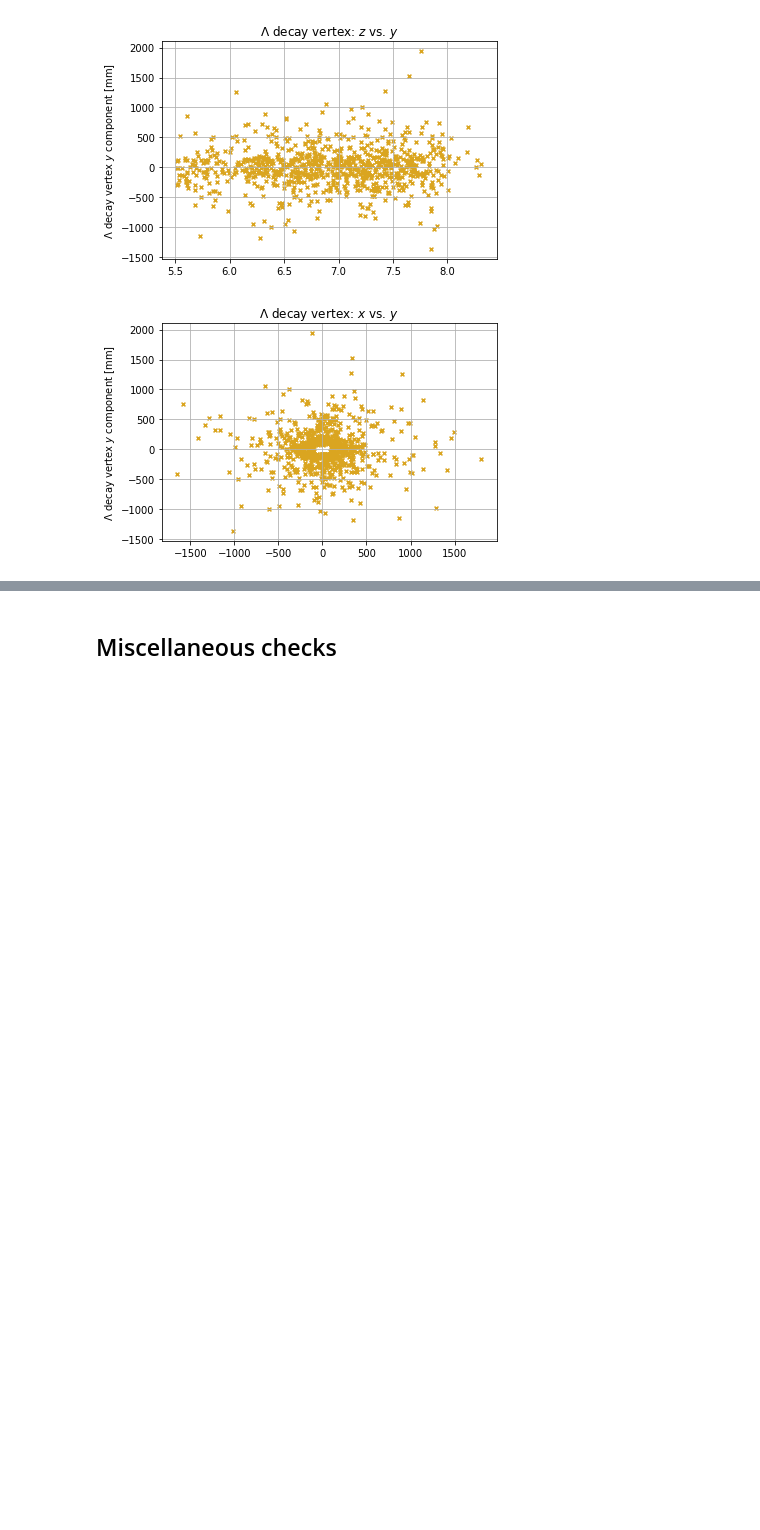
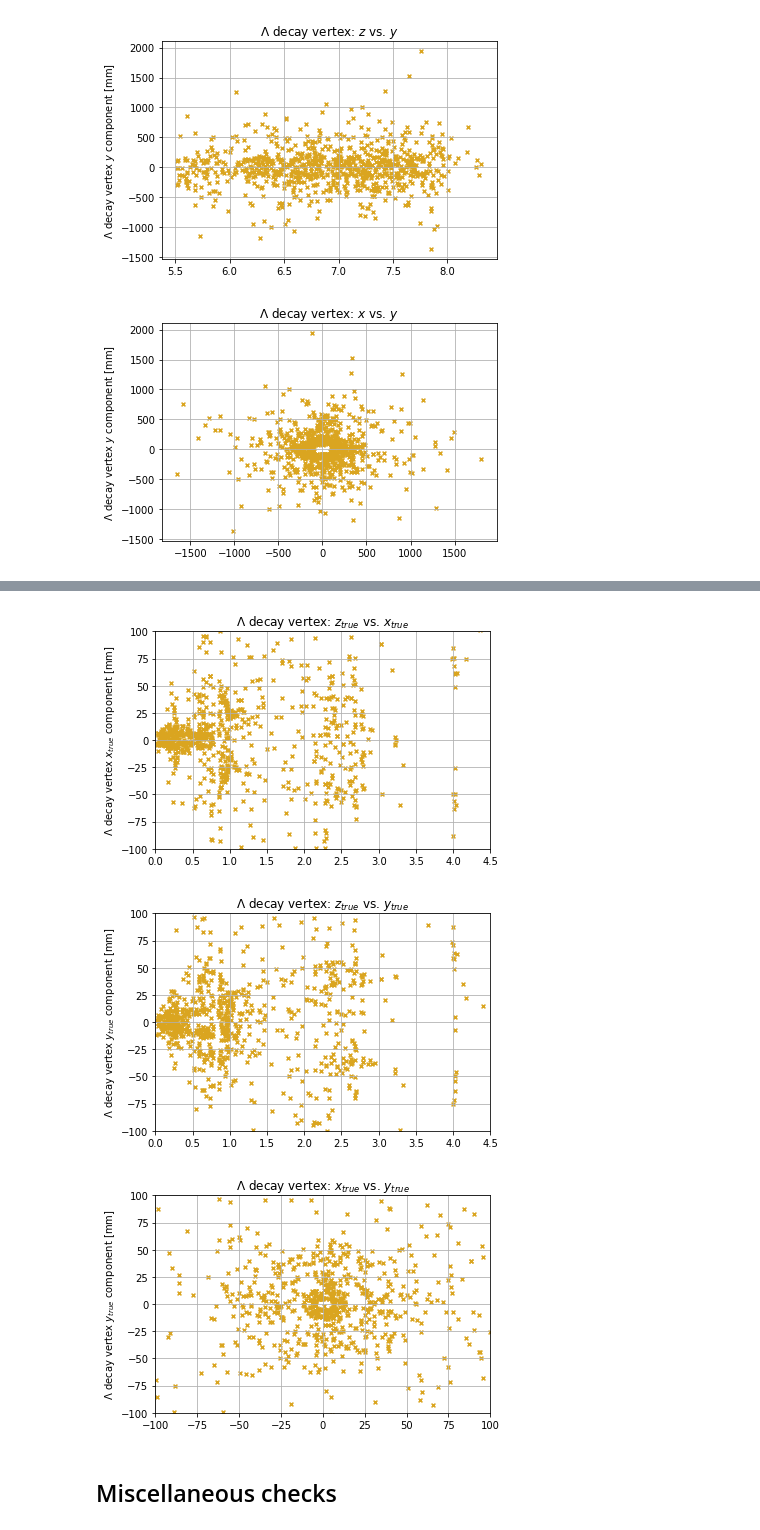
Before and after one commit to alatios/lb2jpsil_preliminary-variable-studies, a Jupyter notebook: JN_BumpStudy.ipynb, the cells around one changed output, grey strips where cells are left out. Saved outputs shown, nothing was run; the diff lists cells and outputs as text; code cells hidden in the pictures; blank space fills up the shorter version.

```diff
--- a/JN_BumpStudy.ipynb
+++ b/JN_BumpStudy.ipynb
@@ -305,3 +336,37 @@ There seems to be no discernible origin for these events in the detector. No eas
+# %%
+plt.scatter(df_MC_Bump['MCTRUTH_L_ENDVERTEX_Z']/1000, df_MC_Bump['MCTRUTH_L_ENDVERTEX_X'],
+           marker='x', s=15, color='goldenrod')
+plt.ylabel("$\Lambda$ decay vertex $z_{true}$ component [m]")
+plt.ylabel("$\Lambda$ decay vertex $x_{true}$ component [mm]")
+plt.title('$\Lambda$ decay vertex: $z_{true}$ vs. $x_{true}$')
+plt.xlim((0,4.5))
+plt.ylim((-100,100))
+plt.grid()
+plt.show()
+
+plt.scatter(df_MC_Bump['MCTRUTH_L_ENDVERTEX_Z']/1000, df_MC_Bump['MCTRUTH_L_ENDVERTEX_Y'],
+           marker='x', s=15, color='goldenrod')
+plt.ylabel("$\Lambda$ decay vertex $z_{true}$ component [m]")
+plt.ylabel("$\Lambda$ decay vertex $y_{true}$ component [mm]")
+plt.title('$\Lambda$ decay vertex: $z_{true}$ vs. $y_{true}$')
+plt.xlim((0,4.5))
+plt.ylim((-100,100))
+plt.grid()
+plt.show()
+
+plt.scatter(df_MC_Bump['MCTRUTH_L_ENDVERTEX_X'], df_MC_Bump['MCTRUTH_L_ENDVERTEX_Y'],
+           marker='x', s=15, color='goldenrod')
+plt.ylabel("$\Lambda$ decay vertex $x_{true}$ component [mm]")
+plt.ylabel("$\Lambda$ decay vertex $y_{true}$ component [mm]")
+plt.title('$\Lambda$ decay vertex: $x_{true}$ vs. $y_{true}$')
+plt.xlim((-100,100))
+plt.ylim((-100,100))
+plt.grid()
+plt.show()
+# %% [output]
+[figure, added]
+[figure, added]
+[figure, added]
 # %% [markdown]
 ## Miscellaneous checks
 # %%
```
Also changed, not shown: parts of 5 cells of this notebook.
